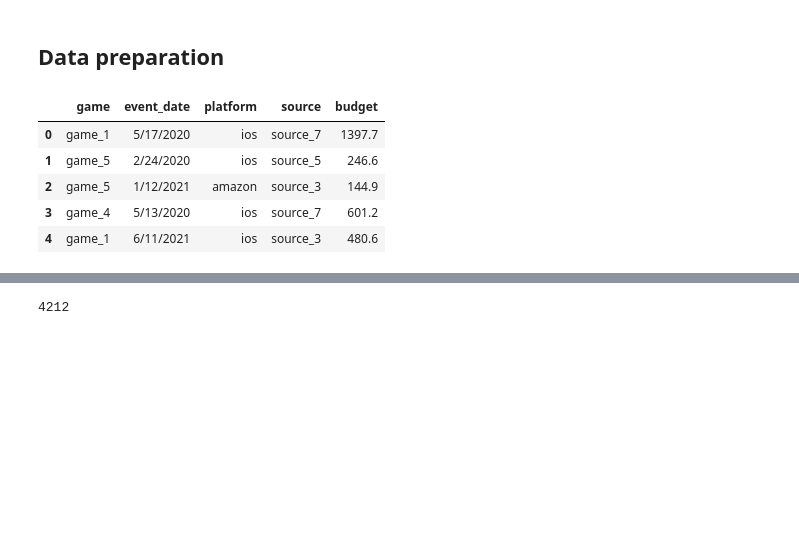
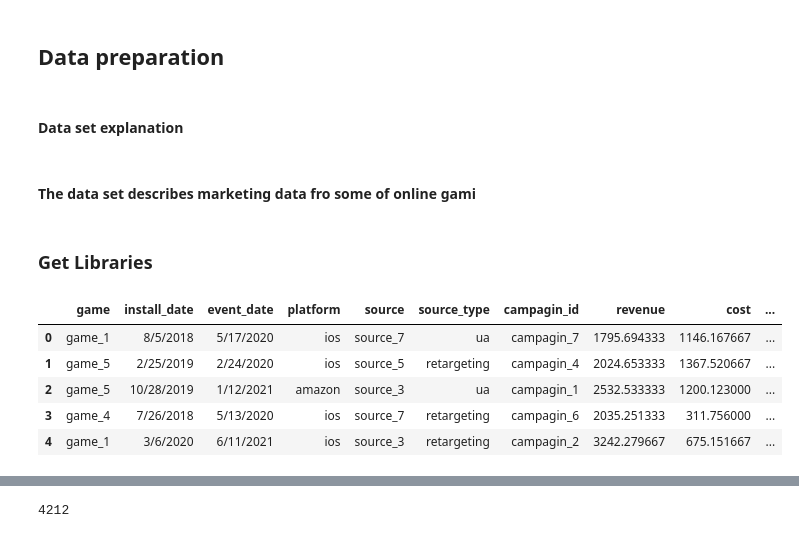
Before and after one commit to MishaZvyagin/Marketing-budget-analysis, a Jupyter notebook: SciPlay_budget.ipynb, the cells around one changed output, grey strips where cells are left out. Saved outputs shown, nothing was run; the diff lists cells and outputs as text; code cells hidden in the pictures; blank space fills up the shorter version.

```diff
--- a/SciPlay_budget.ipynb
+++ b/SciPlay_budget.ipynb
@@ -7,3 +5,9 @@
+# %% [markdown]
+#### Data set explanation
+# %% [markdown]
+#### The data set describes marketing data fro some of online gami
+# %% [markdown]
+### Get Libraries
 # %%
 import pandas as pd
 import matplotlib.pyplot as plt
@@ -10,15 +16,15 @@ import matplotlib.pyplot as plt
 # %%
 # Bring data
 # %%
-df = pd.read_csv(r'C:\Users\P0032697\Desktop\Job search\SciPlay\budget.csv')
+df = pd.read_csv(r'C:\Users\P0032697\Desktop\Job search\SciPlay\marketing_data_set.csv')
 df.head()
 # %% [output]
-|  | game | event_date | platform | source | budget |
-| 0 | game_1 | 5/17/2020 | ios | source_7 | 1397.7 |
-| 1 | game_5 | 2/24/2020 | ios | source_5 | 246.6 |
-| 2 | game_5 | 1/12/2021 | amazon | source_3 | 144.9 |
-| 3 | game_4 | 5/13/2020 | ios | source_7 | 601.2 |
-| 4 | game_1 | 6/11/2021 | ios | source_3 | 480.6 |
+|  | game | install_date | event_date | platform | source | source_type | campagin_id | revenue | cost | ... |
+| 0 | game_1 | 8/5/2018 | 5/17/2020 | ios | source_7 | ua | campagin_7 | 1795.694333 | 1146.167667 | ... |
+| 1 | game_5 | 2/25/2019 | 2/24/2020 | ios | source_5 | retargeting | campagin_4 | 2024.653333 | 1367.520667 | ... |
+| 2 | game_5 | 10/28/2019 | 1/12/2021 | amazon | source_3 | ua | campagin_1 | 2532.533333 | 1200.123000 | ... |
+| 3 | game_4 | 7/26/2018 | 5/13/2020 | ios | source_7 | retargeting | campagin_6 | 2035.251333 | 311.756000 | ... |
+| 4 | game_1 | 3/6/2020 | 6/11/2021 | ios | source_3 | retargeting | campagin_2 | 3242.279667 | 675.151667 | ... |
 # %%
 # Understanding the data
 # %%
```
Also changed, not shown: parts of 82 cells of this notebook.
